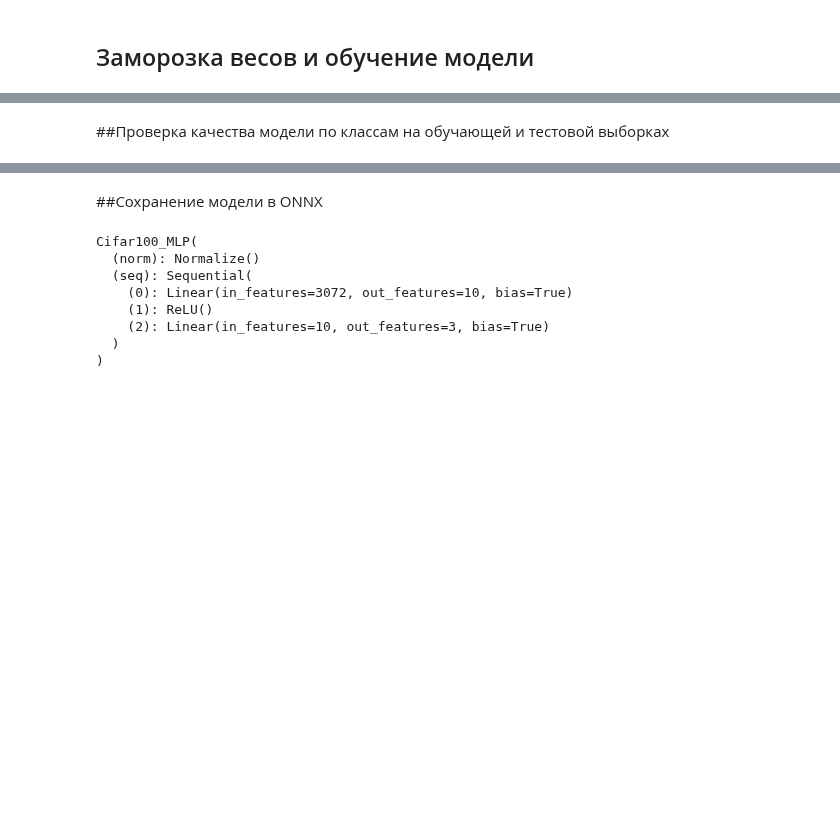
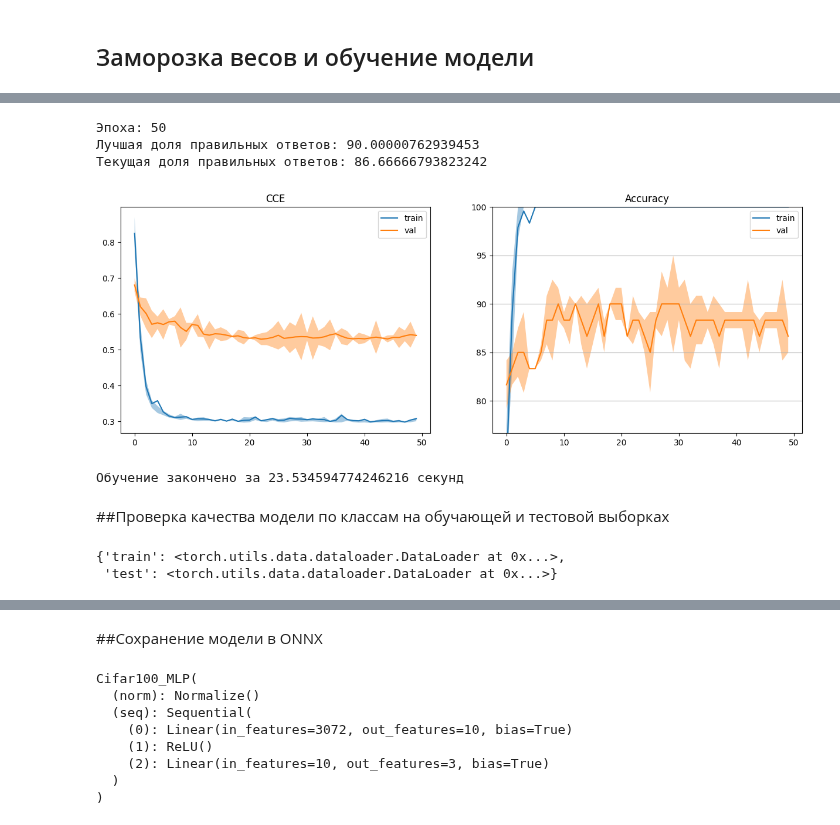
Before and after one commit to daradanci/DeepLearning, a Jupyter notebook: DZ.ipynb, the cells around one changed output, grey strips where cells are left out. Cells and saved outputs as stored; diff of their text form; code cells hidden in the pictures; blank space fills up the shorter version.

```diff
--- a/DZ.ipynb
+++ b/DZ.ipynb
@@ -174,15 +179,14 @@ class Cifar100_MLP(nn.Module):
         self.seq = nn.Sequential(
             Normalize([0.5074,0.4867,0.4411],[0.2011,0.1987,0.2025]),
             # первый способ уменьшения размерности картинки - через stride
-            nn.Conv2d(3, HIDDEN_SIZE, 5, stride=1, padding=2),
+            nn.Conv2d(3, HIDDEN_SIZE, 3, stride=4),
             nn.ReLU(),
-            nn.MaxPool2d(4),
-            nn.Dropout2d(p=0.1),
+            nn.Dropout2d(p=0.2),
             # второй способ уменьшения размерности картинки - через слой пуллинг
             nn.Conv2d(HIDDEN_SIZE, HIDDEN_SIZE*2, 3, stride=1, padding=1),
             nn.ReLU(),
-            nn.AvgPool2d(4),
-            nn.Dropout2d(p=0.2),
+            nn.AvgPool2d(4),#nn.MaxPool2d(4),
+            nn.Dropout2d(p=0.3),
             nn.Flatten(),
             nn.Linear(HIDDEN_SIZE*8, classes),
         )
@@ -191,8 +195,8 @@ class Cifar100_MLP(nn.Module):
         return self.seq(input)
 
 model = torch.hub.load("chenyaofo/pytorch-cifar-models",
-                       #"cifar100_mobilenetv2_x0_5",
-                       'cifar100_resnet20',
+                       "cifar100_mobilenetv2_x0_5",
+                      #  'cifar100_resnet20',
                        pretrained=True)
 model.to(device)
 new_model = nn.Sequential(
@@ -205,9 +246,14 @@ new_model
 # %%
 ## resnet20
-in_features = new_model[1].fc.in_features
-new_model[1].fc = nn.Linear(in_features=in_features,
-                            out_features=len(CLASSES),
-                            bias=True)
+# in_features = new_model[1].fc.in_features
+# new_model[1].fc = nn.Linear(in_features=in_features,
+#                             out_features=len(CLASSES),
+#                             bias=True)
+## mobilenetv2
+in_features = new_model[1].classifier[1].in_features
+new_model[1].classifier[1] = nn.Linear(in_features=in_features,
+                                      out_features=len(CLASSES),
+                                      bias=True)
 
 new_model.to(device)
 summary(new_model, input_size=(32, 32, 3))
@@ -216,7 +280,7 @@ print(new_model(torch.rand(1, 32, 32, 3).to(device)))
 ## Заморозка весов и обучение модели
 # %%
 print("Обучаемые параметры:")
-keep_last = 74
+keep_last = 65
 total = len([*new_model.named_parameters()])
 params_to_update = []
 for i, (name, param) in enumerate(new_model.named_parameters()):
@@ -232,12 +314,13 @@ summary(new_model, input_size=(32, 32, 3))
 # но полученная модель будет более устойчивой к выбросам в обучающей выборке
 criterion = nn.CrossEntropyLoss(label_smoothing=0.1)
 # используется SGD c momentum и L2-регуляризацией весов
-optimizer = optim.SGD(params_to_update, lr=3e-4, momentum=0.9,
-                      weight_decay=1e-4)
+# optimizer = optim.SGD(params_to_update, lr=3e-4, momentum=0.9,
+#                       weight_decay=1e-4)
+optimizer = optim.Adam(params_to_update, lr=3e-4, betas=(0.9, 0.999), weight_decay=1e-5)
 # добавляем постепенное уменьшение шага обучения каждые 20 эпох
 scheduler = optim.lr_scheduler.StepLR(optimizer, step_size=20, gamma=0.5)
 # %%
-EPOCHS = 30
+EPOCHS = 50
 REDRAW_EVERY = 10
 steps_per_epoch = len(dataloader['train'])
 steps_per_epoch_val = len(dataloader['test'])
@@ -300,37 +383,43 @@ for epoch in range(EPOCHS):  # проход по набору данных не
         torch.save(new_model.state_dict(), checkpoint_path)
     # обновление графиков
     if (epoch+1) % REDRAW_EVERY != 0:
         continue
     clear_output(wait=False)
     print('Эпоха: %s\n'
           'Лучшая доля правильных ответов: %s\n'
           'Текущая доля правильных ответов: %s' % (epoch+1, best_acc, acc))
     passed += pbar.format_dict['elapsed']
     pbar = tqdm(total=EPOCHS*steps_per_epoch, miniters=5)
     pbar.update((epoch+1)*steps_per_epoch)
     x_vals = np.arange(epoch+1)
     _, ax = plt.subplots(1, 2, figsize=(15, 5))
     stats = np.array(losses)
     stats_val = np.array(losses_val)
     ax[1].set_ylim(stats_val[:, 0, 1].min()-5, 100)
     ax[1].grid(axis='y')
     for i, title in enumerate(['CCE', 'Accuracy']):
         ax[i].plot(x_vals, stats[:, 0, i], label='train')
         ax[i].fill_between(x_vals, stats[:, 1, i],
                            stats[:, 2, i], alpha=0.4)
         ax[i].plot(x_vals, stats_val[:, 0, i], label='val')
         ax[i].fill_between(x_vals,
                            stats_val[:, 1, i],
                            stats_val[:, 2, i], alpha=0.4)
         ax[i].legend()
         ax[i].set_title(title)
     plt.show()
 new_model.load_state_dict(torch.load(checkpoint_path))
 print('Обучение закончено за %s секунд' % passed)
+# %% [output]
+Эпоха: 50
+Лучшая доля правильных ответов: 90.00000762939453
+Текущая доля правильных ответов: 86.66666793823242
+[figure, added]
+Обучение закончено за 23.534594774246216 секунд
 # %% [markdown]
 ##Проверка качества модели по классам на обучающей и тестовой выборках
 # %%
-batch_size = 33
+batch_size = 30
 dataloader = {}
 for (X, y), part in zip([(train_X, train_y), (test_X, test_y)],
                         ['train', 'test']):
@@ -343,6 +432,9 @@ for (X, y), part in zip([(train_X, train_y), (test_X, test_y)],
     dataloader[part] = DataLoader(dataset, batch_size=batch_size,
                                   num_workers=2, shuffle=True) # создание экземпляра класса DataLoader
 dataloader
+# %% [output]
+{'train': <torch.utils.data.dataloader.DataLoader at 0x...>,
+ 'test': <torch.utils.data.dataloader.DataLoader at 0x...>}
 # %%
 for part in ['train', 'test']:
     y_pred = []
```
Also changed, not shown: parts of 10 cells of this notebook.
